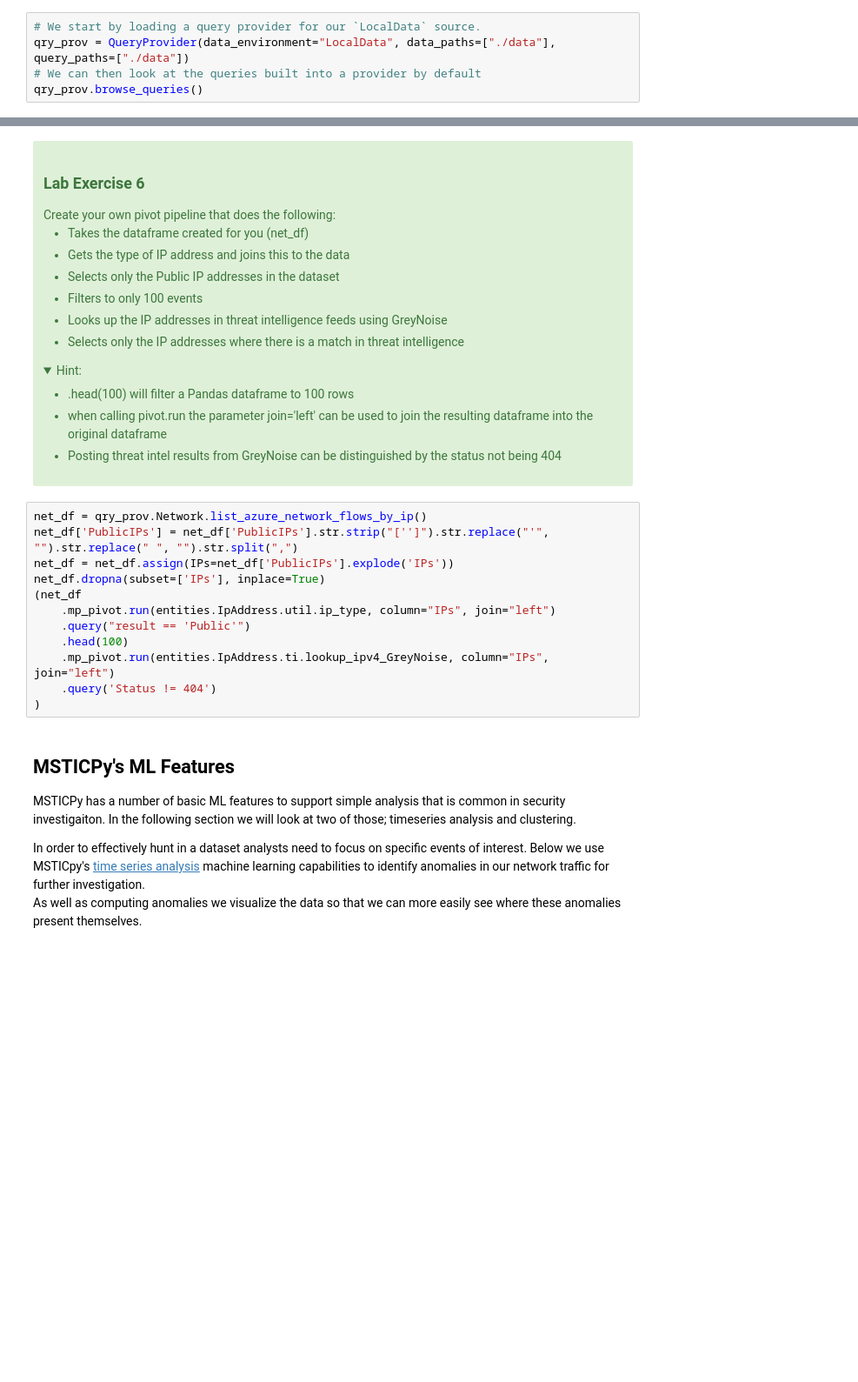
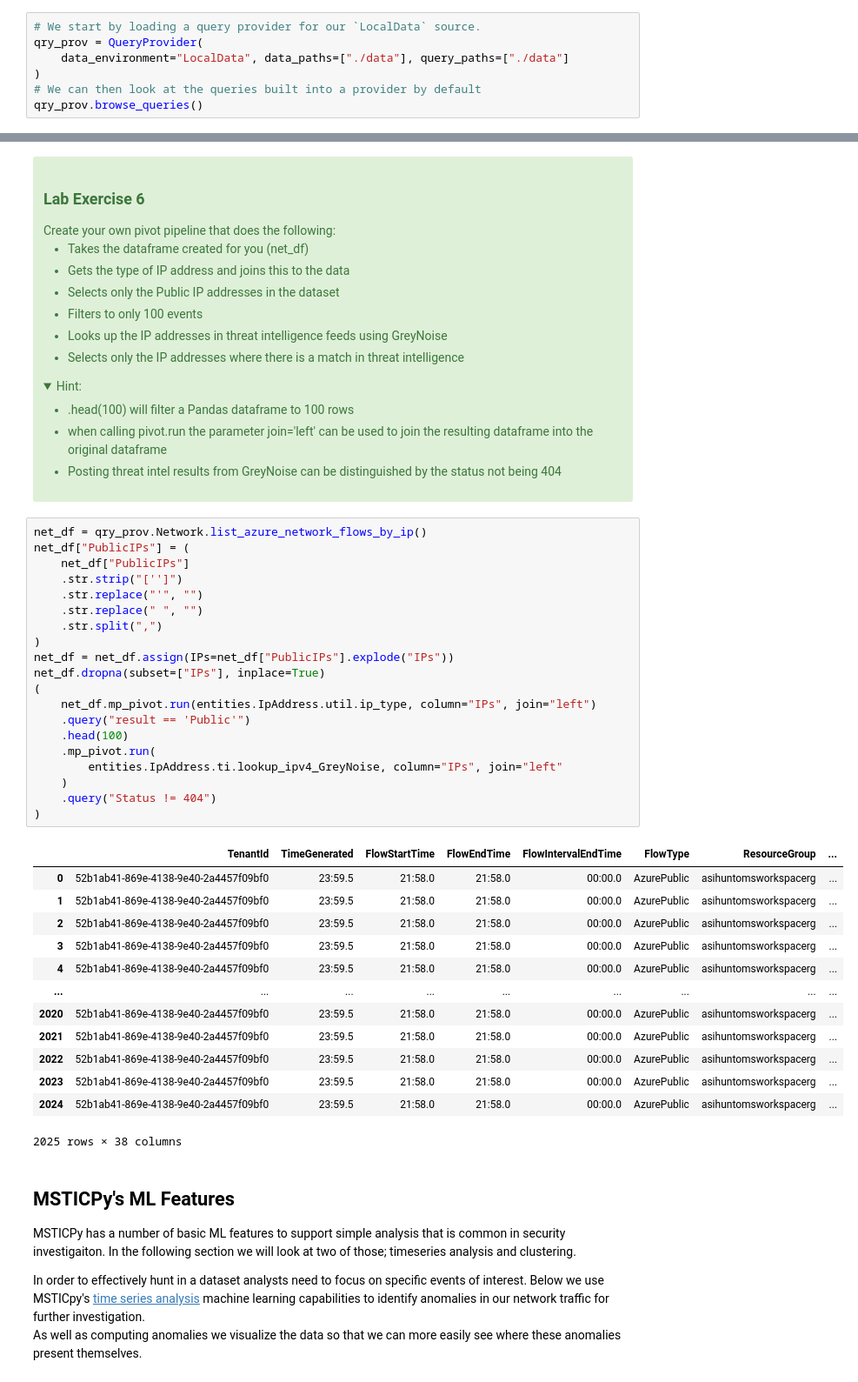
Before and after one commit to microsoft/msticpy-lab, a Jupyter notebook: MSTICPy_Lab_Completed.ipynb, the cells around one changed output, grey strips where cells are left out. Shown at 87% size. Cells and saved outputs as stored; diff of their text form; folded sections open; blank space fills up the shorter version.

Commit message:
Updated notebooks and sample data

```diff
--- a/MSTICPy_Lab_Completed.ipynb
+++ b/MSTICPy_Lab_Completed.ipynb
@@ -66,6 +85,8 @@ Each provider contains a series of built-in queries. These are pre-defined queri
 Once the query provider has been created we can use the `browse_queries` feature to interactively view the available queries.
 # %%
 # We start by loading a query provider for our `LocalData` source.
-qry_prov = QueryProvider(data_environment="LocalData", data_paths=["./data"], query_paths=["./data"])
+qry_prov = QueryProvider(
+    data_environment="LocalData", data_paths=["./data"], query_paths=["./data"]
+)
 # We can then look at the queries built into a provider by default
 qry_prov.browse_queries()
@@ -416,16 +632,38 @@ Create your own pivot pipeline that does the following:<br>
 </div>
 # %%
 net_df = qry_prov.Network.list_azure_network_flows_by_ip()
-net_df['PublicIPs'] = net_df['PublicIPs'].str.strip("['']").str.replace("'", "").str.replace(" ", "").str.split(",")
-net_df = net_df.assign(IPs=net_df['PublicIPs'].explode('IPs'))
-net_df.dropna(subset=['IPs'], inplace=True)
-(net_df
-    .mp_pivot.run(entities.IpAddress.util.ip_type, column="IPs", join="left")
+net_df["PublicIPs"] = (
+    net_df["PublicIPs"]
+    .str.strip("['']")
+    .str.replace("'", "")
+    .str.replace(" ", "")
+    .str.split(",")
+)
+net_df = net_df.assign(IPs=net_df["PublicIPs"].explode("IPs"))
+net_df.dropna(subset=["IPs"], inplace=True)
+(
+    net_df.mp_pivot.run(entities.IpAddress.util.ip_type, column="IPs", join="left")
     .query("result == 'Public'")
     .head(100)
-    .mp_pivot.run(entities.IpAddress.ti.lookup_ipv4_GreyNoise, column="IPs", join="left")
-    .query('Status != 404')
+    .mp_pivot.run(
+        entities.IpAddress.ti.lookup_ipv4_GreyNoise, column="IPs", join="left"
+    )
+    .query("Status != 404")
 )
+# %% [output]
+|  | TenantId | TimeGenerated | FlowStartTime | FlowEndTime | FlowIntervalEndTime | FlowType | ResourceGroup | ... |
+| 0 | 52b1ab41-869e-4138-9e40-2a4457f09bf0 | 23:59.5 | 21:58.0 | 21:58.0 | 00:00.0 | AzurePublic | asihuntomsworkspacerg | ... |
+| 1 | 52b1ab41-869e-4138-9e40-2a4457f09bf0 | 23:59.5 | 21:58.0 | 21:58.0 | 00:00.0 | AzurePublic | asihuntomsworkspacerg | ... |
+| 2 | 52b1ab41-869e-4138-9e40-2a4457f09bf0 | 23:59.5 | 21:58.0 | 21:58.0 | 00:00.0 | AzurePublic | asihuntomsworkspacerg | ... |
+| 3 | 52b1ab41-869e-4138-9e40-2a4457f09bf0 | 23:59.5 | 21:58.0 | 21:58.0 | 00:00.0 | AzurePublic | asihuntomsworkspacerg | ... |
+| 4 | 52b1ab41-869e-4138-9e40-2a4457f09bf0 | 23:59.5 | 21:58.0 | 21:58.0 | 00:00.0 | AzurePublic | asihuntomsworkspacerg | ... |
+| ... | ... | ... | ... | ... | ... | ... | ... | ... |
+| 2020 | 52b1ab41-869e-4138-9e40-2a4457f09bf0 | 23:59.5 | 21:58.0 | 21:58.0 | 00:00.0 | AzurePublic | asihuntomsworkspacerg | ... |
+| 2021 | 52b1ab41-869e-4138-9e40-2a4457f09bf0 | 23:59.5 | 21:58.0 | 21:58.0 | 00:00.0 | AzurePublic | asihuntomsworkspacerg | ... |
+| 2022 | 52b1ab41-869e-4138-9e40-2a4457f09bf0 | 23:59.5 | 21:58.0 | 21:58.0 | 00:00.0 | AzurePublic | asihuntomsworkspacerg | ... |
+| 2023 | 52b1ab41-869e-4138-9e40-2a4457f09bf0 | 23:59.5 | 21:58.0 | 21:58.0 | 00:00.0 | AzurePublic | asihuntomsworkspacerg | ... |
+| 2024 | 52b1ab41-869e-4138-9e40-2a4457f09bf0 | 23:59.5 | 21:58.0 | 21:58.0 | 00:00.0 | AzurePublic | asihuntomsworkspacerg | ... |
+2025 rows × 38 columns
 # %% [markdown]
 ## MSTICPy's ML Features
 
```
Also changed, not shown: parts of 43 cells of this notebook, 3 other files.
